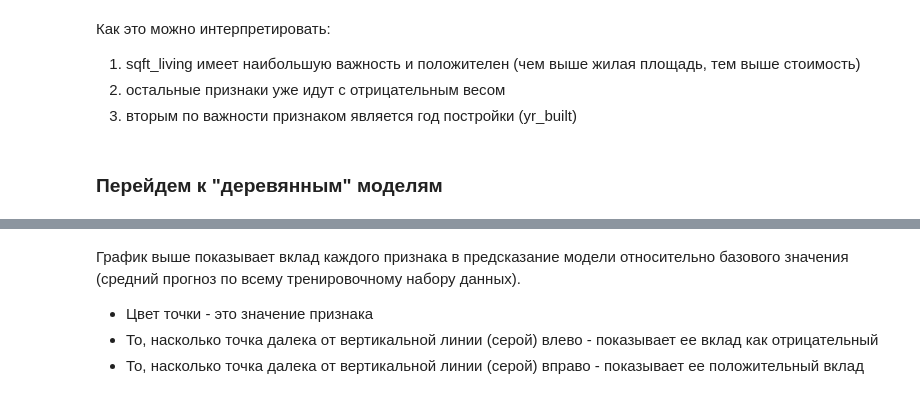
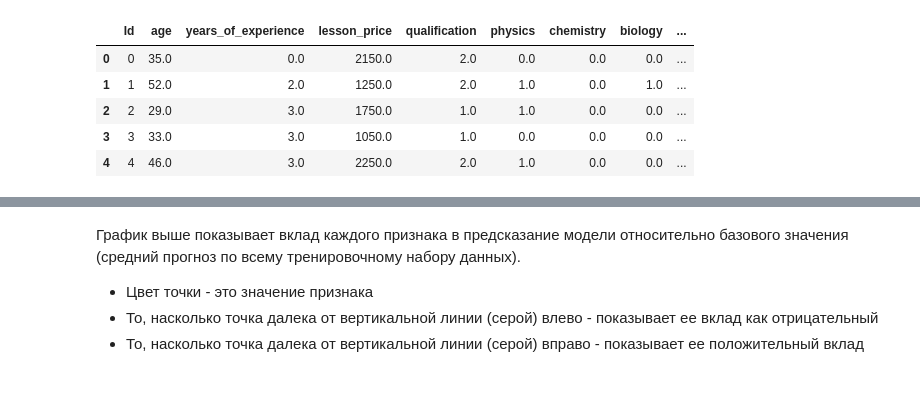
Before and after one commit to Praetorian15/ML-in-business, a Jupyter notebook: HW7.ipynb, the cells around one changed output, grey strips where cells are left out. Drawn from its saved outputs; the diff is of its cells as text; code cells hidden in the pictures.

```diff
--- a/HW7.ipynb
+++ b/HW7.ipynb
@@ -219,8 +0,0 @@ features.head()
-# %% [markdown]
-Как это можно интерпретировать:
-
-1. sqft_living имеет наибольшую важность и положителен (чем выше жилая площадь, тем выше стоимость)
-2. остальные признаки уже идут с отрицательным весом
-3. вторым по важности признаком является год постройки (yr_built)
-# %% [markdown]
-### Перейдем к "деревянным" моделям
@@ -228,0 +12,9 @@ import xgboost as xgb
+# %%
+df.head()
+# %% [output]
+|  | Id | age | years_of_experience | lesson_price | qualification | physics | chemistry | biology | ... |
+| 0 | 0 | 35.0 | 0.0 | 2150.0 | 2.0 | 0.0 | 0.0 | 0.0 | ... |
+| 1 | 1 | 52.0 | 2.0 | 1250.0 | 2.0 | 1.0 | 0.0 | 1.0 | ... |
+| 2 | 2 | 29.0 | 3.0 | 1750.0 | 1.0 | 1.0 | 0.0 | 0.0 | ... |
+| 3 | 3 | 33.0 | 3.0 | 1050.0 | 1.0 | 0.0 | 0.0 | 0.0 | ... |
+| 4 | 4 | 46.0 | 3.0 | 2250.0 | 2.0 | 1.0 | 0.0 | 0.0 | ... |
```
Also changed, not shown: parts of 101 cells of this notebook.
